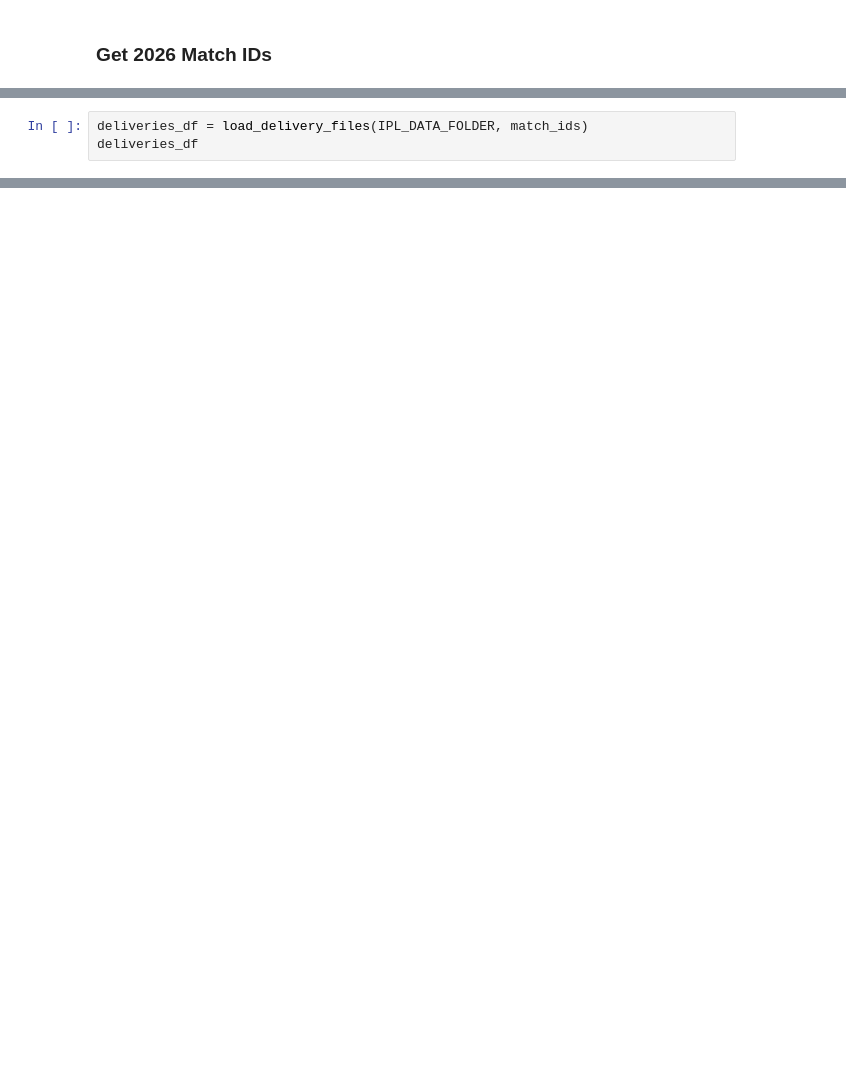
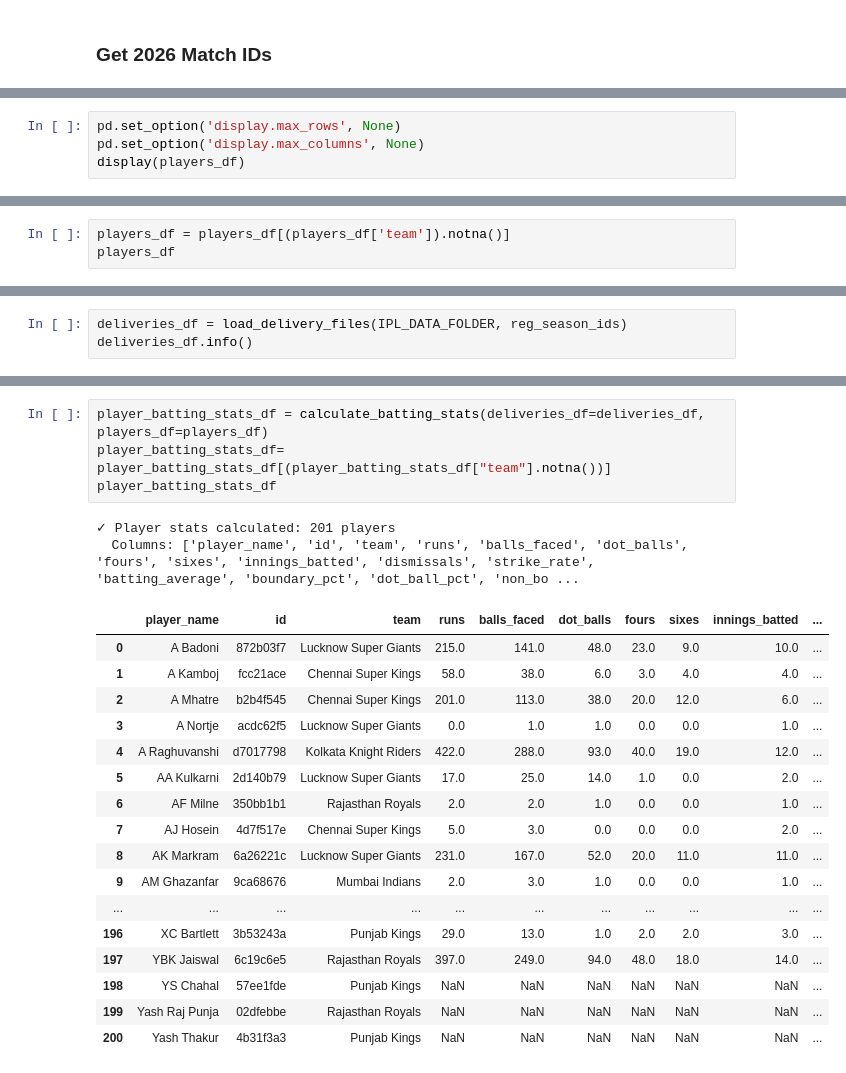
Before and after one commit to howies81/Learning-Lab, a Jupyter notebook: 02-apps/IPL-Dashboard/match_id.ipynb, the cells around one changed output, grey strips where cells are left out. Saved outputs shown, nothing was run; the diff lists cells and outputs as text; blank space fills up the shorter version.

```diff
--- a/02-apps/IPL-Dashboard/match_id.ipynb
+++ b/02-apps/IPL-Dashboard/match_id.ipynb
@@ -226,0 +391,4 @@ players_df
+# %%
+pd.set_option('display.max_rows', None)
+pd.set_option('display.max_columns', None)
+display(players_df)
@@ -226,0 +434,3 @@ players_df
+# %%
+players_df = players_df[(players_df['team']).notna()]
+players_df
@@ -227,4 +455,4 @@ players_df
 # %%
-deliveries_df = load_delivery_files(IPL_DATA_FOLDER, match_ids)
-deliveries_df
+deliveries_df = load_delivery_files(IPL_DATA_FOLDER, reg_season_ids)
+deliveries_df.info()
 # %% [output]
@@ -244,0 +647,24 @@ deliveries_df
+# %%
+player_batting_stats_df = calculate_batting_stats(deliveries_df=deliveries_df, players_df=players_df)
+player_batting_stats_df= player_batting_stats_df[(player_batting_stats_df["team"].notna())]
+player_batting_stats_df
+# %% [output]
+✓ Player stats calculated: 201 players
+  Columns: ['player_name', 'id', 'team', 'runs', 'balls_faced', 'dot_balls', 'fours', 'sixes', 'innings_batted', 'dismissals', 'strike_rate', 'batting_average', 'boundary_pct', 'dot_ball_pct', 'non_bo ...
+|  | player_name | id | team | runs | balls_faced | dot_balls | fours | sixes | innings_batted | ... |
+| 0 | A Badoni | 872b03f7 | Lucknow Super Giants | 215.0 | 141.0 | 48.0 | 23.0 | 9.0 | 10.0 | ... |
+| 1 | A Kamboj | fcc21ace | Chennai Super Kings | 58.0 | 38.0 | 6.0 | 3.0 | 4.0 | 4.0 | ... |
+| 2 | A Mhatre | b2b4f545 | Chennai Super Kings | 201.0 | 113.0 | 38.0 | 20.0 | 12.0 | 6.0 | ... |
+| 3 | A Nortje | acdc62f5 | Lucknow Super Giants | 0.0 | 1.0 | 1.0 | 0.0 | 0.0 | 1.0 | ... |
+| 4 | A Raghuvanshi | d7017798 | Kolkata Knight Riders | 422.0 | 288.0 | 93.0 | 40.0 | 19.0 | 12.0 | ... |
+| 5 | AA Kulkarni | 2d140b79 | Lucknow Super Giants | 17.0 | 25.0 | 14.0 | 1.0 | 0.0 | 2.0 | ... |
+| 6 | AF Milne | 350bb1b1 | Rajasthan Royals | 2.0 | 2.0 | 1.0 | 0.0 | 0.0 | 1.0 | ... |
+| 7 | AJ Hosein | 4d7f517e | Chennai Super Kings | 5.0 | 3.0 | 0.0 | 0.0 | 0.0 | 2.0 | ... |
+| 8 | AK Markram | 6a26221c | Lucknow Super Giants | 231.0 | 167.0 | 52.0 | 20.0 | 11.0 | 11.0 | ... |
+| 9 | AM Ghazanfar | 9ca68676 | Mumbai Indians | 2.0 | 3.0 | 1.0 | 0.0 | 0.0 | 1.0 | ... |
+| ... | ... | ... | ... | ... | ... | ... | ... | ... | ... | ... |
+| 196 | XC Bartlett | 3b53243a | Punjab Kings | 29.0 | 13.0 | 1.0 | 2.0 | 2.0 | 3.0 | ... |
+| 197 | YBK Jaiswal | 6c19c6e5 | Rajasthan Royals | 397.0 | 249.0 | 94.0 | 48.0 | 18.0 | 14.0 | ... |
+| 198 | YS Chahal | 57ee1fde | Punjab Kings | NaN | NaN | NaN | NaN | NaN | NaN | ... |
+| 199 | Yash Raj Punja | 02dfebbe | Rajasthan Royals | NaN | NaN | NaN | NaN | NaN | NaN | ... |
+| 200 | Yash Thakur | 4b31f3a3 | Punjab Kings | NaN | NaN | NaN | NaN | NaN | NaN | ... |
```
Also changed, not shown: parts of 36 cells of this notebook, 1 other file.
